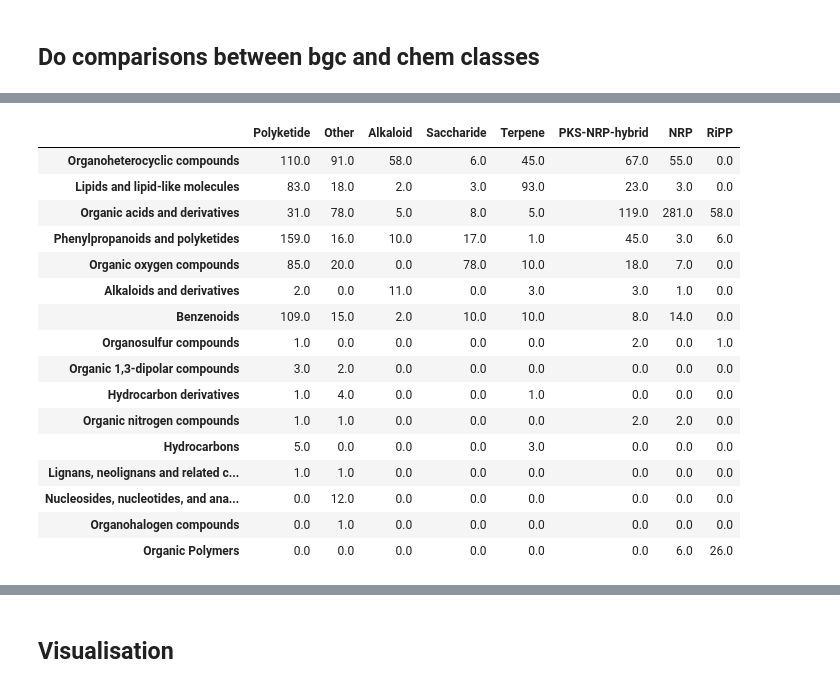
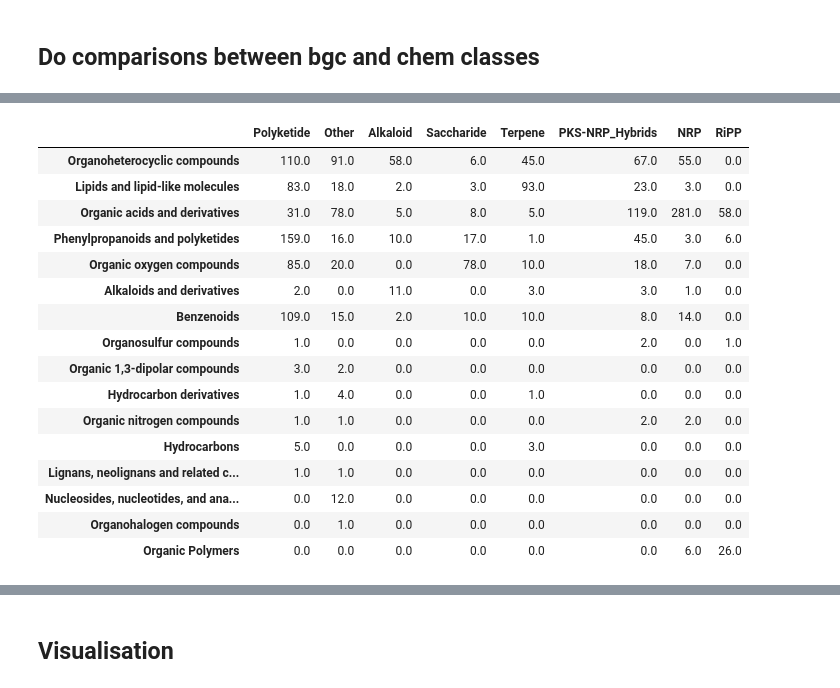
Before and after one commit to louwenjjr/mibig_classifications, a Jupyter notebook: notebooks/5-make_probability_tables.ipynb, the cells around one changed output, grey strips where cells are left out. Drawn from its saved outputs; the diff is of its cells as text; code cells hidden in the pictures.

Commit message:
update naming output table

```diff
--- a/notebooks/5-make_probability_tables.ipynb
+++ b/notebooks/5-make_probability_tables.ipynb
@@ -15,7 +15,7 @@ mibig_folder = "/mnt/scratch/louwe015/mibig_json_2.0/"
 
 base_path = "/mnt/scratch/louwe015/NPLinker/classifying/mibig_classifications/"
 out_base = os.path.split(base_path[:-1])[0]
-mibig_classes = os.path.join(out_base, "All_MIBiG_compounds_with_AS_BGC_CF_NPC_classes.txt")
+mibig_classes = os.path.join(out_base, "MIBiG2.0_compounds_with_AS_BGC_CF_NPC_classes.txt")
 print("mibig_classes exists is", os.path.isfile(mibig_classes))
 # %% [output]
 mibig_classes exists is True
@@ -60,7 +60,7 @@ compound_name   class:subclass  AS_classes      smiles  inchi_key       kingdom
 # %%
 # creating legend from the header
 s_h = header.strip().split('\t')
-legend_bgc = ['mibig_class']+s_h[1:3]
+legend_bgc = ['mibig_classes']+s_h[1:3]
 legend_chem = s_h[5:]
 print(legend_bgc, legend_chem)
 # %% [output]
@@ -87,7 +87,7 @@ for chem_id, classes in classes_dict.items():
         hyb_count = len([1 for init_bgc_c in init_bgc_class if any([test in init_bgc_c.lower() for test in ['nrp', 'pks', 'polyketide']])])
         bgc_class = []
         if hyb_count >= 2:
-            bgc_class.append("PKS-NRP-hybrid")
+            bgc_class.append("PKS-NRP_Hybrids")
             for init_bgc_c in init_bgc_class:
                 if any([test in init_bgc_c.lower() for test in ['nrp', 'pks', 'polyketide']]):
                     pass
@@ -191,10 +211,10 @@ df_mibig_cls_npc_pathway.T/df_mibig_cls_npc_pathway.sum(axis=1)
 | NRP | 0.119418 | 0.150000 | 0.209302 | 0.429530 | 0.000000 | 0.042553 | ... |
 | RiPP | 0.004154 | 0.000000 | 0.004228 | 0.151678 | 0.000000 | 0.000000 | ... |
 # %%
-df_mibig_cls_cf_superclass = pd.DataFrame.from_dict(result['mibig_class']['superclass'], dtype=int).fillna(0)
+df_mibig_cls_cf_superclass = pd.DataFrame.from_dict(result['mibig_classes']['cf_superclass'], dtype=int).fillna(0)
 df_mibig_cls_cf_superclass
 # %% [output]
-|  | Polyketide | Other | Alkaloid | Saccharide | Terpene | PKS-NRP-hybrid | NRP | RiPP |
+|  | Polyketide | Other | Alkaloid | Saccharide | Terpene | PKS-NRP_Hybrids | NRP | RiPP |
 | Organoheterocyclic compounds | 110.0 | 91.0 | 58.0 | 6.0 | 45.0 | 67.0 | 55.0 | 0.0 |
 | Lipids and lipid-like molecules | 83.0 | 18.0 | 2.0 | 3.0 | 93.0 | 23.0 | 3.0 | 0.0 |
 | Organic acids and derivatives | 31.0 | 78.0 | 5.0 | 8.0 | 5.0 | 119.0 | 281.0 | 58.0 |
```
Also changed, not shown: parts of 25 cells of this notebook, 1 other file.
